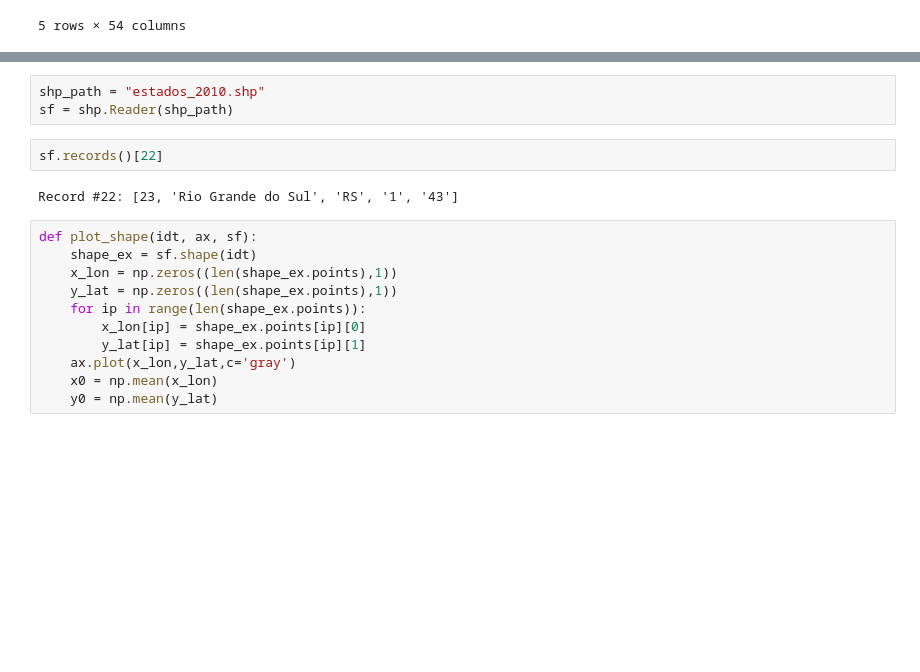
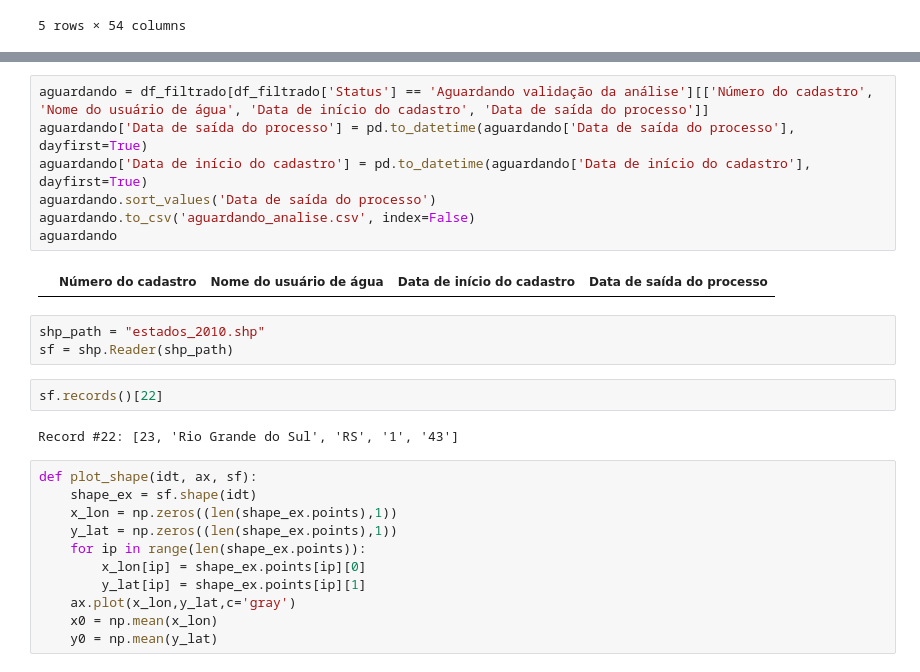
Before and after one commit to robertorolo/KML_from_SIOUT_csv, a Jupyter notebook: KML_SIOUT.ipynb, the cells around one changed output, grey strips where cells are left out. Drawn from its saved outputs; the diff is of its cells as text; blank space fills up the shorter version.

Commit message:
aguardando valid

```diff
--- a/KML_SIOUT.ipynb
+++ b/KML_SIOUT.ipynb
@@ -48,4 +49,13 @@ aguardando
 | 338 | 2016/007.777 | TRES FRONTEIRAS GERAÇÃO DE ENERGIA | 2016-06-20 | 2019-10-14 |
+# %%
+aguardando = df_filtrado[df_filtrado['Status'] == 'Aguardando validação da análise'][['Número do cadastro', 'Nome do usuário de água', 'Data de início do cadastro', 'Data de saída do processo']]
+aguardando['Data de saída do processo'] = pd.to_datetime(aguardando['Data de saída do processo'], dayfirst=True)
+aguardando['Data de início do cadastro'] = pd.to_datetime(aguardando['Data de início do cadastro'], dayfirst=True)
+aguardando.sort_values('Data de saída do processo')
+aguardando.to_csv('aguardando_analise.csv', index=False)
+aguardando
+# %% [output]
+|  | Número do cadastro | Nome do usuário de água | Data de início do cadastro | Data de saída do processo |
 # %%
 shp_path = "estados_2010.shp"
 sf = shp.Reader(shp_path)
```
Also changed, not shown: parts of 3 cells of this notebook, 4 other files.
